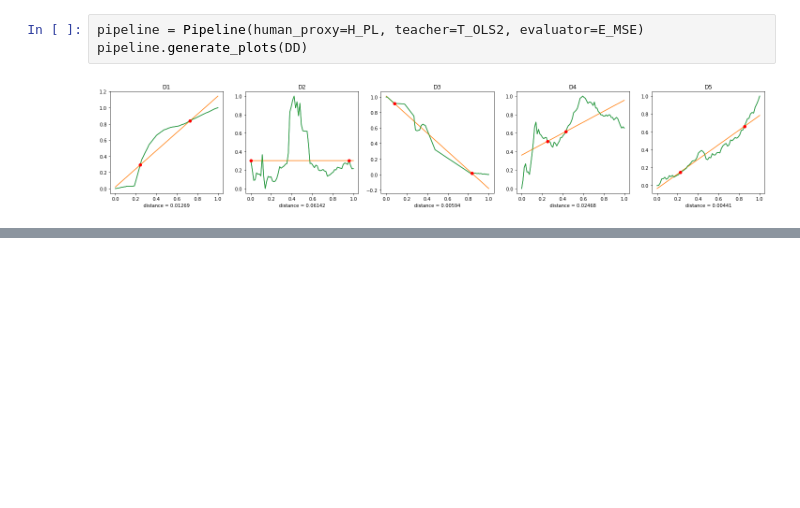
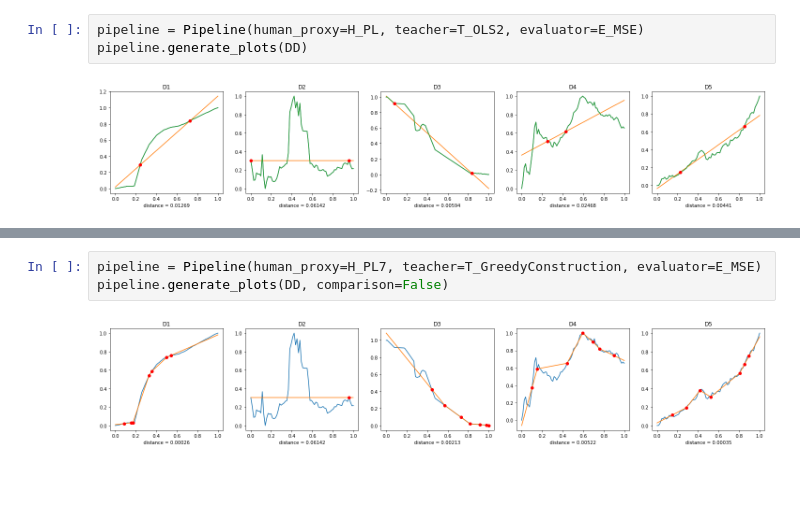
Before and after one commit to captainhoji/viz-sampling-mt, a Jupyter notebook: pipeline.ipynb, the cells around one changed output, grey strips where cells are left out. Cells and saved outputs as stored; diff of their text form; blank space fills up the shorter version.

Commit message:
greedy hillclimb

```diff
--- a/pipeline.ipynb
+++ b/pipeline.ipynb
@@ -374,2 +131,7 @@ for i in range(len(DD)):
+# %%
+pipeline = Pipeline(human_proxy=H_PL7, teacher=T_GreedyConstruction, evaluator=E_MSE)
+pipeline.generate_plots(DD, comparison=False)
+# %% [output]
+[figure, added]
 # %% [markdown]
 #
```
Also changed, not shown: parts of 12 cells of this notebook, 1 other file.
